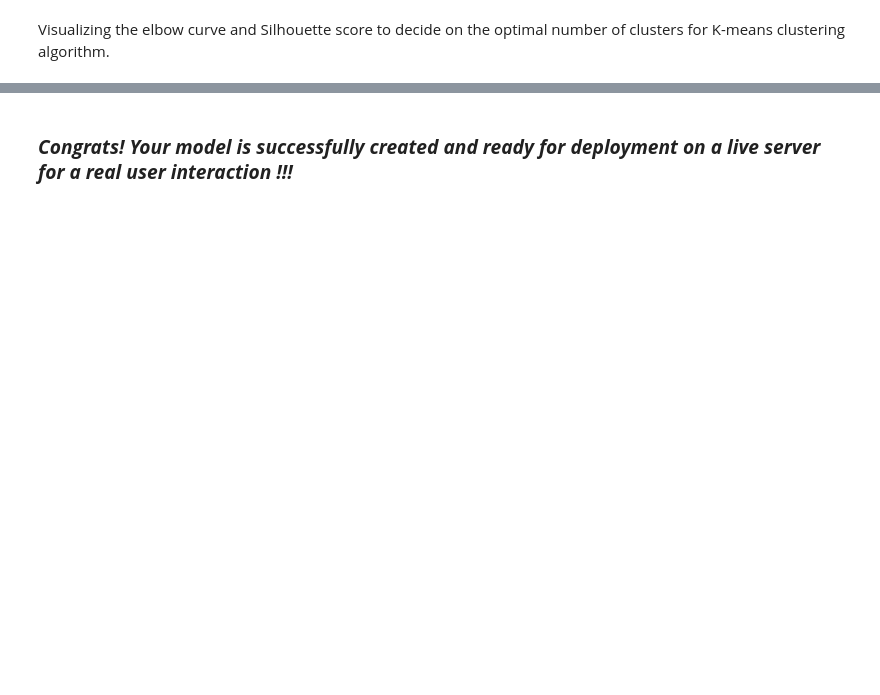
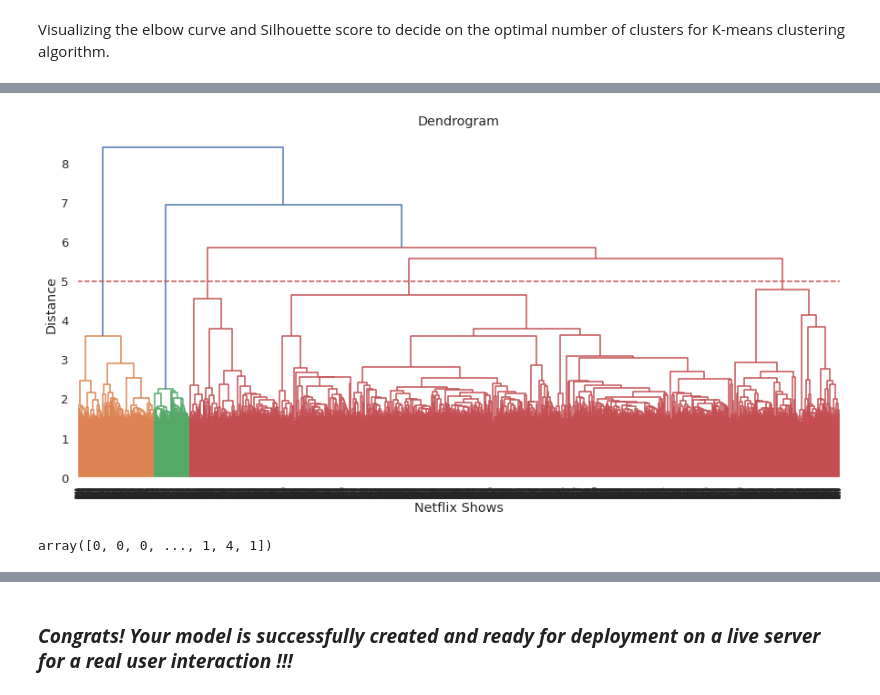
Before and after one commit to Rajakumaran-S/Netflix_Movie_and_TV_Shows_Clustering, a Jupyter notebook: Netflix_Movie_and_TV_Shows_Clustering_Raja.ipynb, the cells around one changed output, grey strips where cells are left out. Saved outputs shown, nothing was run; the diff lists cells and outputs as text; code cells hidden in the pictures; blank space fills up the shorter version.

```diff
--- a/Netflix_Movie_and_TV_Shows_Clustering_Raja.ipynb
+++ b/Netflix_Movie_and_TV_Shows_Clustering_Raja.ipynb
@@ -1566,0 +1512,18 @@ Answer Here.
+# %%
+# Building a dendogram to decide the number of clusters
+
+plt.figure(figsize=(15, 7))
+dend = shc.dendrogram(shc.linkage(X, method='ward'))
+plt.title('Dendrogram')
+plt.xlabel('Netflix Shows')
+plt.ylabel('Distance')
+plt.axhline(y= 5, color='r', linestyle='--')
+plt.show()
+# %% [output]
+[figure, added]
+# %%
+# Fitting hierarchical clustering model
+hierarchical = AgglomerativeClustering(n_clusters=6, affinity='euclidean', linkage='ward')
+hierarchical.fit_predict(X)
+# %% [output]
+array([0, 0, 0, ..., 1, 4, 1])
```
Also changed, not shown: parts of 83 cells of this notebook.
